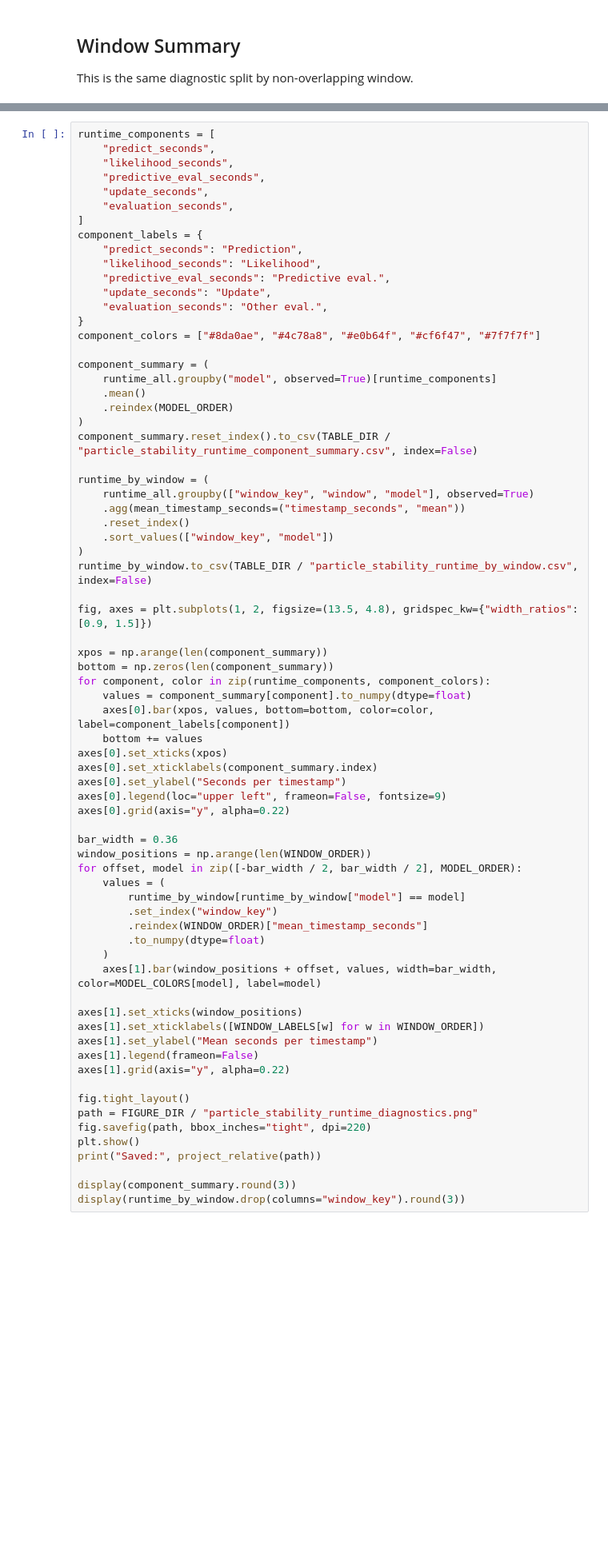
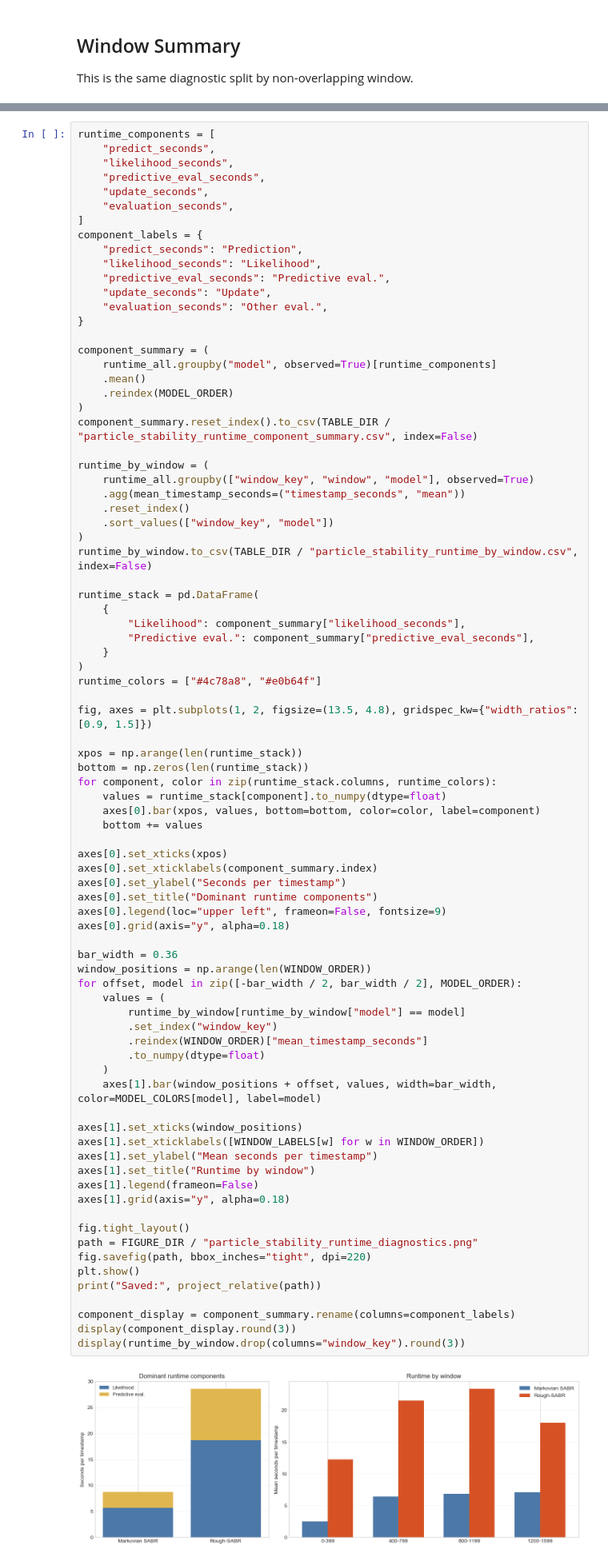
Before and after one commit to MarianaMarquesdeAlmeida/Memory-Augmented-Rough-SABR-MARS-Filter, a Jupyter notebook: notebooks/particle_stability_numerical_behaviour.ipynb, the cells around one changed output, grey strips where cells are left out. Shown at 80% size. Cells and saved outputs as stored; diff of their text form; blank space fills up the shorter version.

```diff
--- a/notebooks/particle_stability_numerical_behaviour.ipynb
+++ b/notebooks/particle_stability_numerical_behaviour.ipynb
@@ -550,7 +605,6 @@ component_labels = {
     "update_seconds": "Update",
     "evaluation_seconds": "Other eval.",
 }
-component_colors = ["#8da0ae", "#4c78a8", "#e0b64f", "#cf6f47", "#7f7f7f"]
 
 component_summary = (
     runtime_all.groupby("model", observed=True)[runtime_components]
@@ -567,42 +621,56 @@ runtime_by_window = (
 )
 runtime_by_window.to_csv(TABLE_DIR / "particle_stability_runtime_by_window.csv", index=False)
 
+runtime_stack = pd.DataFrame(
+    {
+        "Likelihood": component_summary["likelihood_seconds"],
+        "Predictive eval.": component_summary["predictive_eval_seconds"],
+    }
+)
+runtime_colors = ["#4c78a8", "#e0b64f"]
+
 fig, axes = plt.subplots(1, 2, figsize=(13.5, 4.8), gridspec_kw={"width_ratios": [0.9, 1.5]})
 
-xpos = np.arange(len(component_summary))
-bottom = np.zeros(len(component_summary))
-for component, color in zip(runtime_components, component_colors):
-    values = component_summary[component].to_numpy(dtype=float)
-    axes[0].bar(xpos, values, bottom=bottom, color=color, label=component_labels[component])
+xpos = np.arange(len(runtime_stack))
+bottom = np.zeros(len(runtime_stack))
+for component, color in zip(runtime_stack.columns, runtime_colors):
+    values = runtime_stack[component].to_numpy(dtype=float)
+    axes[0].bar(xpos, values, bottom=bottom, color=color, label=component)
     bottom += values
+
 axes[0].set_xticks(xpos)
 axes[0].set_xticklabels(component_summary.index)
 axes[0].set_ylabel("Seconds per timestamp")
+axes[0].set_title("Dominant runtime components")
 axes[0].legend(loc="upper left", frameon=False, fontsize=9)
-axes[0].grid(axis="y", alpha=0.22)
+axes[0].grid(axis="y", alpha=0.18)
 
 bar_width = 0.36
 window_positions = np.arange(len(WINDOW_ORDER))
 for offset, model in zip([-bar_width / 2, bar_width / 2], MODEL_ORDER):
     values = (
         runtime_by_window[runtime_by_window["model"] == model]
         .set_index("window_key")
         .reindex(WINDOW_ORDER)["mean_timestamp_seconds"]
         .to_numpy(dtype=float)
     )
     axes[1].bar(window_positions + offset, values, width=bar_width, color=MODEL_COLORS[model], label=model)
 
 axes[1].set_xticks(window_positions)
 axes[1].set_xticklabels([WINDOW_LABELS[w] for w in WINDOW_ORDER])
 axes[1].set_ylabel("Mean seconds per timestamp")
+axes[1].set_title("Runtime by window")
 axes[1].legend(frameon=False)
-axes[1].grid(axis="y", alpha=0.22)
+axes[1].grid(axis="y", alpha=0.18)
 
 fig.tight_layout()
 path = FIGURE_DIR / "particle_stability_runtime_diagnostics.png"
 fig.savefig(path, bbox_inches="tight", dpi=220)
 plt.show()
 print("Saved:", project_relative(path))
 
-display(component_summary.round(3))
+component_display = component_summary.rename(columns=component_labels)
+display(component_display.round(3))
 display(runtime_by_window.drop(columns="window_key").round(3))
+# %% [output]
+[figure, added]
```
Also changed, not shown: parts of 11 cells of this notebook, 9 other files.
